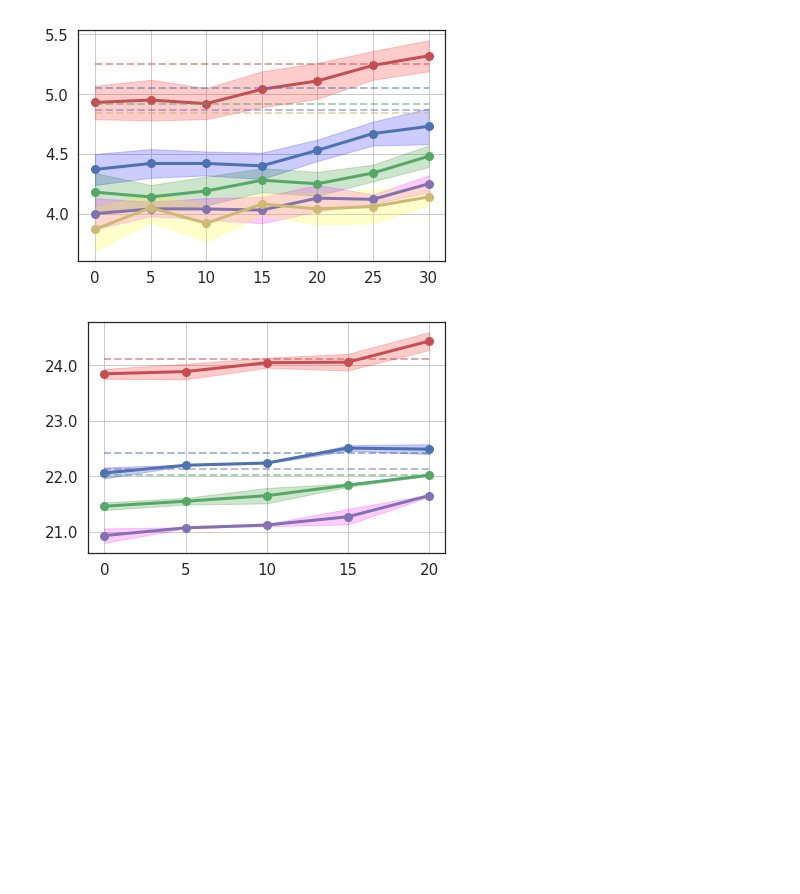
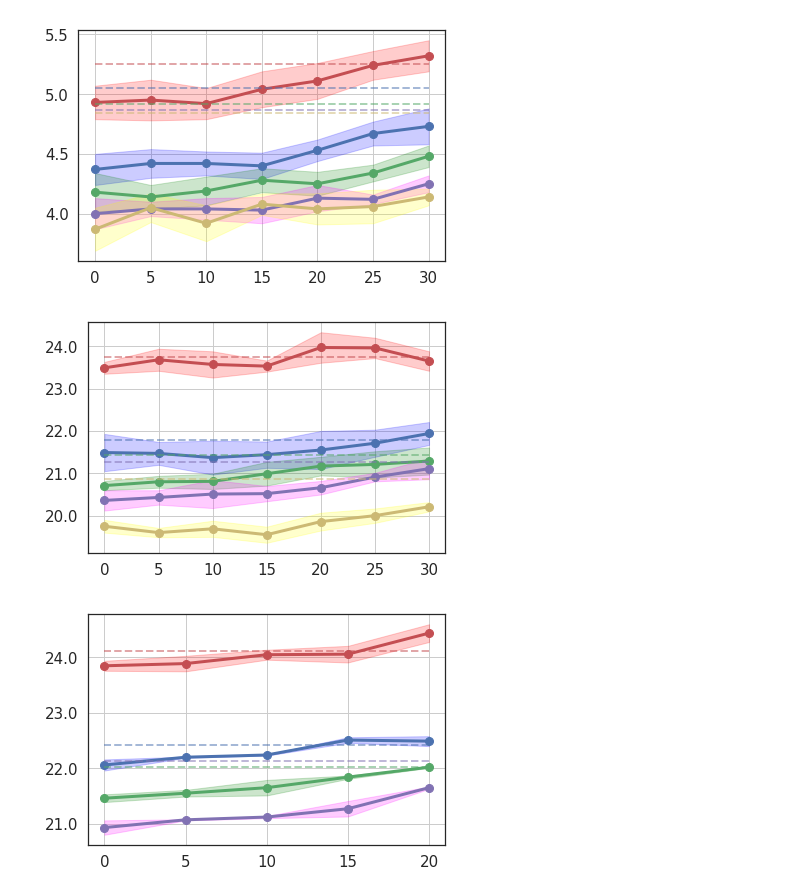
Before and after one commit to minhtannguyen/SRSGD, a Jupyter notebook: plot_code_srsgd.ipynb, the cells around one changed output. Saved outputs shown, nothing was run; the diff lists cells and outputs as text; code cells hidden in the pictures; blank space fills up the shorter version.

```diff
--- a/plot_code_srsgd.ipynb
+++ b/plot_code_srsgd.ipynb
@@ -1179,5 +1179,104 @@ fig.show()
 fig.savefig('./figures/cifar10_intermediate_epoch_reduction_full_train.pdf')
 # %% [output]
 [figure]
+# %%
+###############################################################
+#### Figure 5 in the Appendix #####
+###############################################################
+
+save_dir = './figures'
+if not os.path.exists(save_dir):
+    os.makedirs(save_dir)
+
+step = [0, 5, 10, 15, 20, 25, 30]
+
+cifar100_srsgd_error_110 = [23.65, 23.96, 23.97, 23.53, 23.57, 23.68, 23.49]
+cifar100_srsgd_error_110 = cifar100_srsgd_error_110[::-1]
+cifar100_srsgd_error_290 = [21.94, 21.71, 21.55, 21.44, 21.37, 21.47, 21.49]
+cifar100_srsgd_error_290 = cifar100_srsgd_error_290[::-1]
+cifar100_srsgd_error_470 = [21.29, 21.21, 21.17, 20.99, 20.81, 20.80, 20.71]
+cifar100_srsgd_error_470 = cifar100_srsgd_error_470[::-1]
+cifar100_srsgd_error_650 = [21.11, 20.91, 20.66, 20.52, 20.51, 20.43, 20.36]
+cifar100_srsgd_error_650 = cifar100_srsgd_error_650[::-1]
+cifar100_srsgd_error_1001 = [20.21, 20.00, 19.86, 19.55, 19.69, 19.60, 19.75]
+cifar100_srsgd_error_1001 = cifar100_srsgd_error_1001[::-1]
+
+cifar100_srsgd_bar_110 = [0.14, 0.26, 0.31, 0.13, 0.36, 0.24, 0.23]
+cifar100_srsgd_bar_290 = [0.44, 0.27, 0.40, 0.31, 0.45, 0.32, 0.27]
+cifar100_srsgd_bar_470 = [0.11, 0.14, 0.18, 0.28, 0.22, 0.31, 0.32]
+cifar100_srsgd_bar_650 = [0.24, 0.17, 0.33, 0.18, 0.16, 0.10, 0.25]
+cifar100_srsgd_bar_1001 = [0.15, 0.11, 0.19, 0.19, 0.21, 0.17, 0.11]
+
+
+cifar100_srsgd_upper_110 = []
+cifar100_srsgd_lower_110 = []
+cifar100_srsgd_upper_290 = []
+cifar100_srsgd_lower_290 = []
+cifar100_srsgd_upper_470 = []
+cifar100_srsgd_lower_470 = []
+cifar100_srsgd_upper_650 = []
+cifar100_srsgd_lower_650 = []
+cifar100_srsgd_upper_1001 = []
+cifar100_srsgd_lower_1001 = []
+
+for i in range(len(step)):
+    cifar100_srsgd_upper_110.append(cifar100_srsgd_error_110[i] + cifar100_srsgd_bar_110[i])
+    cifar100_srsgd_lower_110.append(cifar100_srsgd_error_110[i] - cifar100_srsgd_bar_110[i])
+    cifar100_srsgd_upper_290.append(cifar100_srsgd_error_290[i] + cifar100_srsgd_bar_290[i])
+    cifar100_srsgd_lower_290.append(cifar100_srsgd_error_290[i] - cifar100_srsgd_bar_290[i])
+    cifar100_srsgd_upper_470.append(cifar100_srsgd_error_470[i] + cifar100_srsgd_bar_470[i])
+    cifar100_srsgd_lower_470.append(cifar100_srsgd_error_470[i] - cifar100_srsgd_bar_470[i])
+    cifar100_srsgd_upper_650.append(cifar100_srsgd_error_650[i] + cifar100_srsgd_bar_650[i])
+    cifar100_srsgd_lower_650.append(cifar100_srsgd_error_650[i] - cifar100_srsgd_bar_650[i])
+    cifar100_srsgd_upper_1001.append(cifar100_srsgd_error_1001[i] + cifar100_srsgd_bar_1001[i])
+    cifar100_srsgd_lower_1001.append(cifar100_srsgd_error_1001[i] - cifar100_srsgd_bar_1001[i])
+
+baseline_110 = [23.75, 23.75, 23.75, 23.75, 23.75, 23.75, 23.75]
+baseline_290 = [21.78, 21.78, 21.78, 21.78, 21.78, 21.78, 21.78]
+baseline_470 = [21.43, 21.43, 21.43, 21.43, 21.43, 21.43, 21.43]
+baseline_650 = [21.27, 21.27, 21.27, 21.27, 21.27, 21.27, 21.27]
+baseline_1001 = [20.87, 20.87, 20.87, 20.87, 20.87, 20.87, 20.87]
+
+from matplotlib.ticker import FormatStrFormatter
+fig, ax = plt.subplots()
+
+ax.plot(step, cifar100_srsgd_error_110, 'r-o', linewidth=3, markersize=8, label='Pre-ResNet-110')
+plt.fill_between(step, cifar100_srsgd_lower_110, cifar100_srsgd_upper_110,
+                 color='red', alpha=0.2)
+
+ax.plot(step, baseline_110, 'r--', linewidth=2, markersize=8, alpha=0.5, label='Pre-ResNet-110')
+
+ax.plot(step, cifar100_srsgd_error_290, 'b-o', linewidth=3, markersize=8, label='Pre-ResNet-290')
+plt.fill_between(step, cifar100_srsgd_lower_290, cifar100_srsgd_upper_290,
+                 color='blue', alpha=0.2)
+
+ax.plot(step, baseline_290, 'b--', linewidth=2, markersize=8, alpha=0.5, label='Pre-ResNet-290')
+
+ax.plot(step, cifar100_srsgd_error_470, 'g-o', linewidth=3, markersize=8, label='Pre-ResNet-470')
+plt.fill_between(step, cifar100_srsgd_lower_470, cifar100_srsgd_upper_470,
+                 color='green', alpha=0.2)
+
+ax.plot(step, baseline_470, 'g--', linewidth=2, markersize=8, alpha=0.5, label='Pre-ResNet-470')
+
+ax.plot(step, cifar100_srsgd_error_650, 'm-o', linewidth=3, markersize=8, label='Pre-ResNet-650')
+plt.fill_between(step, cifar100_srsgd_lower_650, cifar100_srsgd_upper_650,
+                 color='magenta', alpha=0.2)
+
+ax.plot(step, baseline_650, 'm--', linewidth=2, markersize=8, alpha=0.5, label='Pre-ResNet-650')
+
+ax.plot(step, cifar100_srsgd_error_1001, 'y-o', linewidth=3, markersize=8, label='Pre-ResNet-1001')
+plt.fill_between(step, cifar100_srsgd_lower_1001, cifar100_srsgd_upper_1001,
+                 color='yellow', alpha=0.2)
+
+ax.plot(step, baseline_1001, 'y--', linewidth=2, markersize=8, alpha=0.5, label='Pre-ResNet-1001')
+
+plt.setp(ax, xticks=step, xticklabels=step)
+ax.yaxis.set_major_formatter(FormatStrFormatter('%.1f'))
+ax.tick_params(axis='both', which='major', labelsize=15)
+ax.grid()
+fig.show()
+fig.savefig('./figures/cifar100_intermediate_epoch_reduction_full_train.pdf')
+# %% [output]
+[figure, added]
 # %%
 ###############################################################
```
Also changed, not shown: parts of 1 cell of this notebook, 1 other file.
